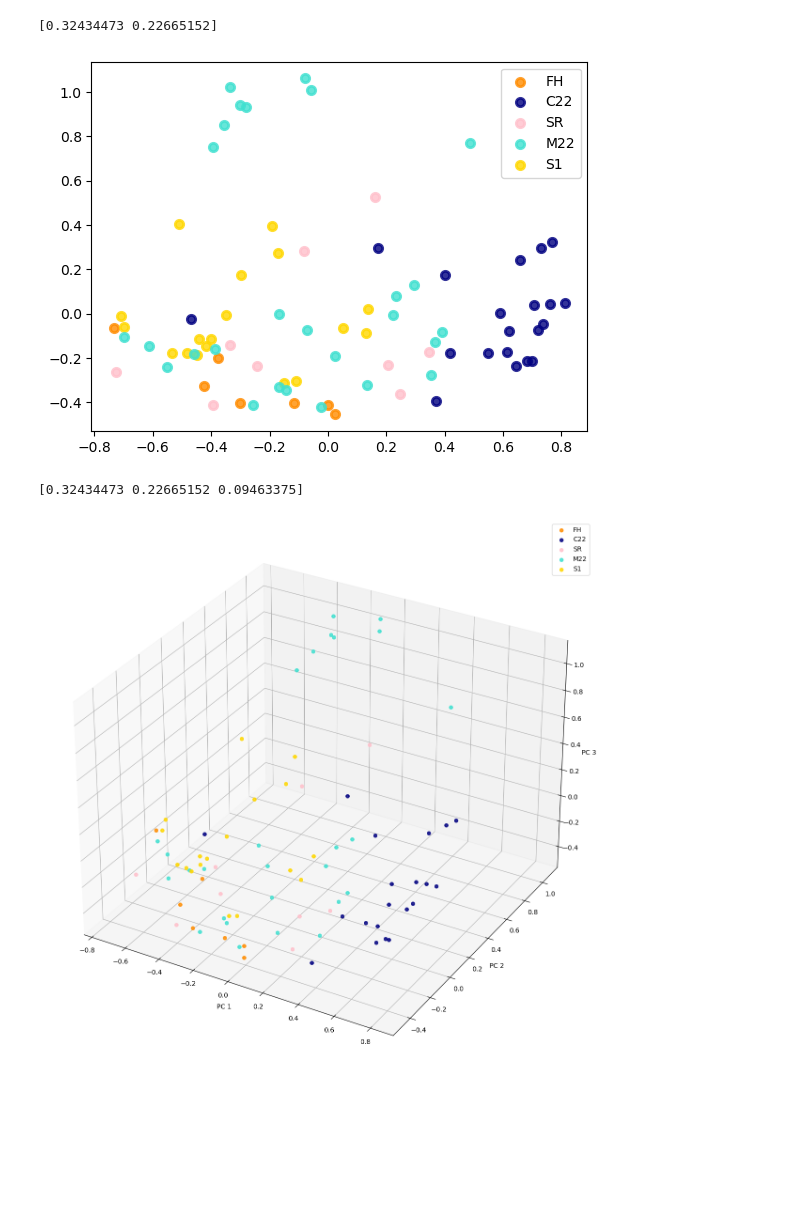
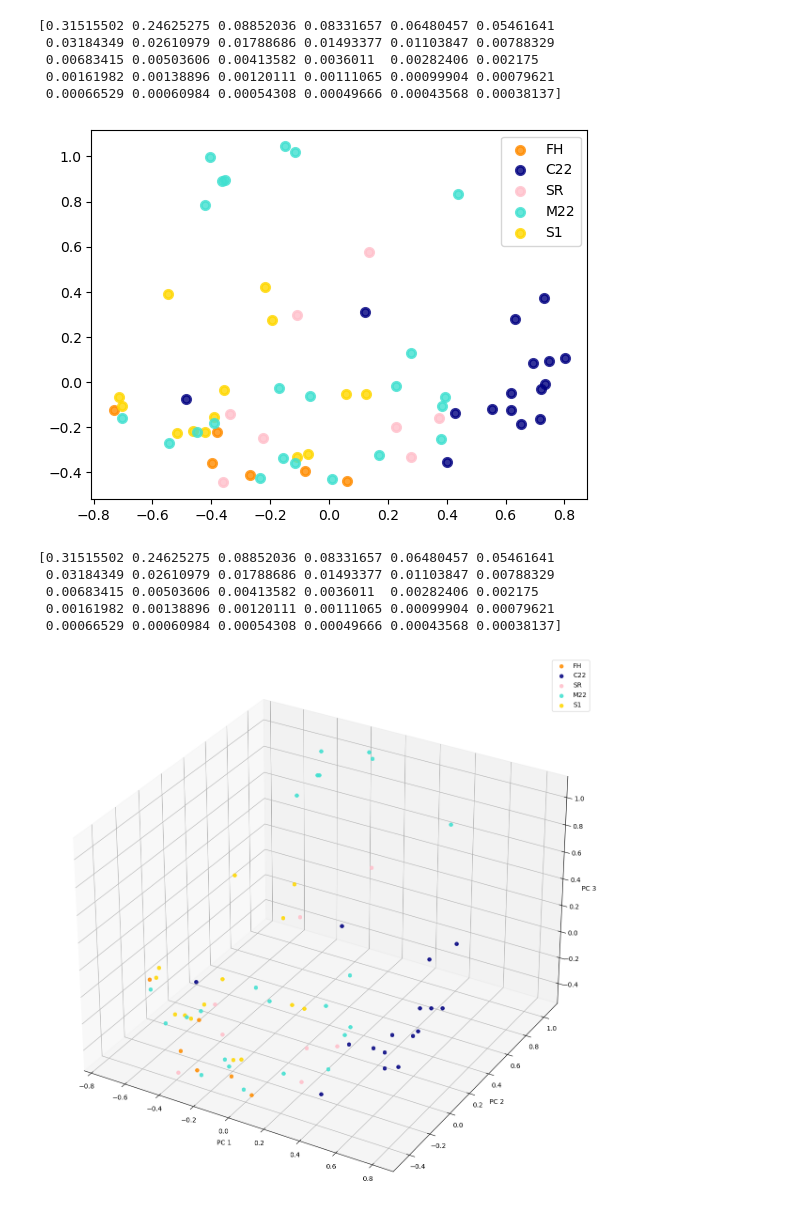
Before and after one commit to dmair1989/imagegrains, a Jupyter notebook: notebooks/tSNE.ipynb, the cells around one changed output. Cells and saved outputs as stored; diff of their text form; code cells hidden in the pictures; blank space fills up the shorter version.

```diff
--- a/notebooks/tSNE.ipynb
+++ b/notebooks/tSNE.ipynb
@@ -32,3 +40,7 @@ pkl_file.close()
 # Get style vectors and names
 all_styles = res['full_set_0']['styles']
 all_names = res['full_set_0']['id']
+# %%
+train_s = all_styles[14:]
+trainnames = all_names[14:]
+len(train_s)
@@ -40,16 +54,16 @@ S1_keys = ['S1']
 FH_keys = ['P106']
 SR_keys = ['GU','Luet','Rhein','Simme','Thur']
 data_classes = []
-for idx in range(len(all_names)):
-    if any (x in all_names[idx] for x in C22_keys):
+for idx in range(len(trainnames)):
+    if any (x in trainnames[idx] for x in C22_keys):
         cl_name='C22'
-    elif any (x in all_names[idx] for x in M22_keys):
+    elif any (x in trainnames[idx] for x in M22_keys):
         cl_name='M22'
-    elif any (x in all_names[idx] for x in S1_keys):
+    elif any (x in trainnames[idx] for x in S1_keys):
         cl_name='S1'
-    elif any (x in all_names[idx] for x in FH_keys):
+    elif any (x in trainnames[idx] for x in FH_keys):
         cl_name='FH'
-    elif any (x in all_names[idx] for x in SR_keys):
+    elif any (x in trainnames[idx] for x in SR_keys):
         cl_name='SR'
     else:
         cl_name='unknown'
@@ -88,43 +102,47 @@ sc.pl.pca(adata,color='class',size=100)
 # %%
 #sanity check with sklearn
 from sklearn.decomposition import PCA
-pca = PCA(n_components=2)
-pca.fit(all_styles)
+pca = PCA(n_components=30)
+pca.fit(train_s)
 print(pca.explained_variance_ratio_)
-X=pca.transform(all_styles)
+X=pca.transform(train_s)
 
 colors = ["navy", "turquoise", "darkorange","pink","gold"]
 target_names = ['C22','M22','FH','SR','S1']
 
 lw = 2
 for point in range(len(X)):
     if data_classes[point]=='C22':
         c=colors[0]
     elif data_classes[point]=='M22':
         c=colors[1]
     elif data_classes[point]=='FH':
         c=colors[2]
     elif data_classes[point]=='SR':
         c=colors[3]
     elif data_classes[point]=='S1':
         c=colors[4]
     else:
         c='black'
     plt.scatter(X[point, 0], X[point, 1],color=c, alpha=.8, lw=lw,label=data_classes[point])
 
 from collections import OrderedDict
 
 handles, labels = plt.gca().get_legend_handles_labels()
 by_label = OrderedDict(zip(labels, handles))
 plt.legend(by_label.values(), by_label.keys());
 # %% [output]
-[0.32434473 0.22665152]
+[0.31515502 0.24625275 0.08852036 0.08331657 0.06480457 0.05461641
+ 0.03184349 0.02610979 0.01788686 0.01493377 0.01103847 0.00788329
+ 0.00683415 0.00503606 0.00413582 0.0036011  0.00282406 0.002175
+ 0.00161982 0.00138896 0.00120111 0.00111065 0.00099904 0.00079621
+ 0.00066529 0.00060984 0.00054308 0.00049666 0.00043568 0.00038137]
-[figure, old version]
+[figure, new version]
 # %%
-pca = PCA(n_components=3)
-pca.fit(all_styles)
+pca = PCA(n_components=30)
+pca.fit(train_s)
 print(pca.explained_variance_ratio_)
-X=pca.transform(all_styles)
+X=pca.transform(train_s)
 
 colors = ["navy", "turquoise", "darkorange","pink","gold"]
 target_names = ['C22','M22','FH','SR','S1']
@@ -157,6 +175,10 @@ ax.set_ylabel('PC 2')
 ax.set_zlabel('PC 3')
 plt.tight_layout();
 # %% [output]
-[0.32434473 0.22665152 0.09463375]
+[0.31515502 0.24625275 0.08852036 0.08331657 0.06480457 0.05461641
+ 0.03184349 0.02610979 0.01788686 0.01493377 0.01103847 0.00788329
+ 0.00683415 0.00503606 0.00413582 0.0036011  0.00282406 0.002175
+ 0.00161982 0.00138896 0.00120111 0.00111065 0.00099904 0.00079621
+ 0.00066529 0.00060984 0.00054308 0.00049666 0.00043568 0.00038137]
-[figure, old version]
+[figure, new version]
 # %%
```
Also changed, not shown: parts of 23 cells of this notebook.
